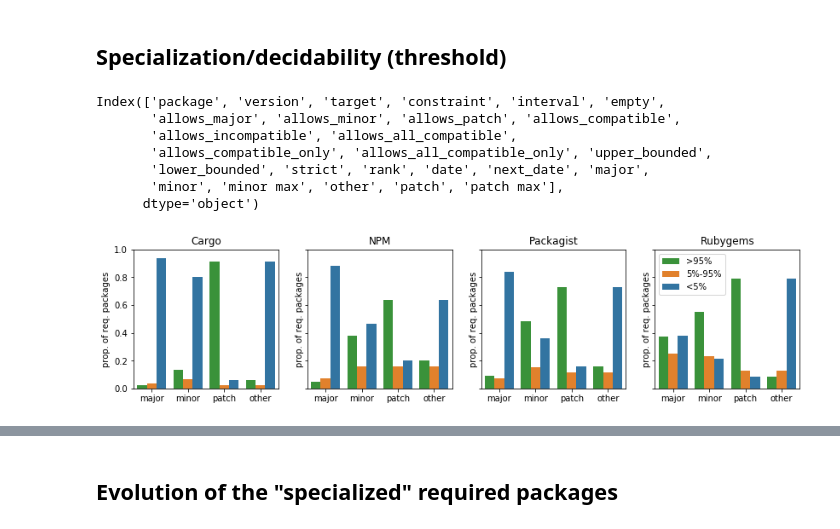
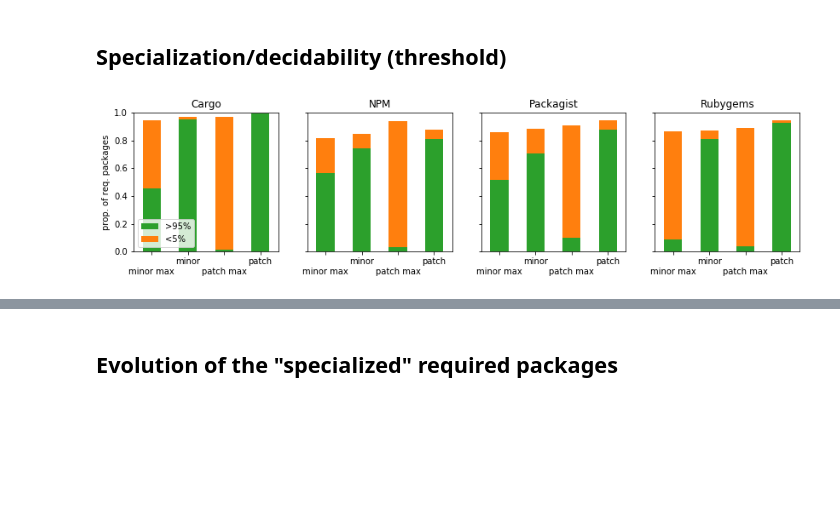
Before and after one commit to AlexandreDecan/secos-constraints, a Jupyter notebook: notebooks/Constraint analysis.ipynb, the cells around one changed output, grey strips where cells are left out. Saved outputs shown, nothing was run; the diff lists cells and outputs as text; code cells hidden in the pictures; blank space fills up the shorter version.

```diff
--- a/notebooks/Constraint analysis.ipynb
+++ b/notebooks/Constraint analysis.ipynb
@@ -1027,19 +1027,6 @@ savefig(fig, 'required_specialization_threshold')
 [figure]
 # %% [markdown]
 ## Specialization/decidability (threshold)
-# %%
-(
-    df_dependencies['Cargo']
-    .columns
-)
-# %% [output]
-Index(['package', 'version', 'target', 'constraint', 'interval', 'empty',
-       'allows_major', 'allows_minor', 'allows_patch', 'allows_compatible',
-       'allows_incompatible', 'allows_all_compatible',
-       'allows_compatible_only', 'allows_all_compatible_only', 'upper_bounded',
-       'lower_bounded', 'strict', 'rank', 'date', 'next_date', 'major',
-       'minor', 'minor max', 'other', 'patch', 'patch max'],
-      dtype='object')
 # %%
 fig, axes = matplotlib.pyplot.subplots(nrows=1, ncols=4, sharex=True, sharey=True)
 fig.set_size_inches(FIG_SIZE_WIDE)
@@ -1052,59 +1039,55 @@ for i, ecosystem in enumerate(ECOSYSTEMS):
 
     data[ecosystem] = (
         df_dependencies[ecosystem]
+        [lambda d: ~d['dev']]
         .sort_values('rank')
         .drop_duplicates(['package', 'target'], keep='last')
         .assign(dependents=1)
         .groupby(['target'], sort=False)
-        [['dependents', 'major', 'minor', 'patch', 'other']]
+        [['dependents', 'minor max', 'minor', 'patch max', 'patch']]
         .sum()
         #[lambda d: d['dependents'] > 1]
         #[lambda d: d['dependents'] >= d['dependents'].median()]
         .pipe(lambda d:
              d.apply(lambda s: s / d['dependents'])
         )
-        .pipe(pandas.melt, value_vars=['major', 'minor', 'patch', 'other'], var_name='constraint', value_name='proportion')
+        .pipe(pandas.melt, value_vars=['minor max', 'minor', 'patch max', 'patch'], var_name='constraint', value_name='proportion')
         .assign(
             above=lambda d: d['proportion'] > threshold[1],
             below=lambda d: d['proportion'] < threshold[0],
             inside=lambda d: d['proportion'].between(*threshold),
         )
         .groupby('constraint', sort=False)
         [['above', 'inside', 'below']]
         .sum()
         .apply(lambda s: s / s.sum(), axis=1)
         .reset_index()
-        .pipe(pandas.melt, 'constraint', var_name='position', value_name='proportion')
     )
 
-    seaborn.barplot(
-        data=(
-            data[ecosystem]
-            .replace({'position': {
-                'above': '>{:.0%}'.format(threshold[1]),
-                'inside': '{:.0%}-{:.0%}'.format(*threshold),
-                'below': '<{:.0%}'.format(threshold[0])
-            }})
-        ),
-        x='constraint',
-        y='proportion',
-        hue='position',
-        order=['major', 'minor', 'patch', 'other'],
-        hue_order=['>{:.0%}'.format(threshold[1]), '{:.0%}-{:.0%}'.format(*threshold), '<{:.0%}'.format(threshold[0])],
-        palette=PALETTE[:3][::-1],
-        ax=ax
+    (
+        data[ecosystem]
+        [['constraint', 'above', 'below']]
+        .rename(columns={
+            'above': '>{:.0%}'.format(threshold[1]),
+            #'inside': '{:.0%}-{:.0%}'.format(*threshold),
+            'below': '<{:.0%}'.format(threshold[0])
+        })
+        .replace({'minor max': '\nminor max', 'patch max': '\npatch max'})
+        .plot.bar(x='constraint', stacked=True, color=(PALETTE[2], PALETTE[1]), ax=ax)
     )
 
     ax.set(
         title=ecosystem,
         xlabel='',
         ylabel='prop. of req. packages',
         ylim=(0, 1),
     )
     ax.legend().remove()
 
-axes[3].legend(title='', ncol=1, loc='upper left')
+    for tick in ax.get_xticklabels():
+        tick.set_rotation(0)
 
-savefig(fig, 'required_specialization_accept_reject')
+axes[0].legend(loc='lower left')
+savefig(fig, 'required_specialization_accept_reject_stacked')
 # %% [output]
-[figure, old version]
+[figure, new version]
```
Also changed, not shown: parts of 5 cells of this notebook, 6 other files.
